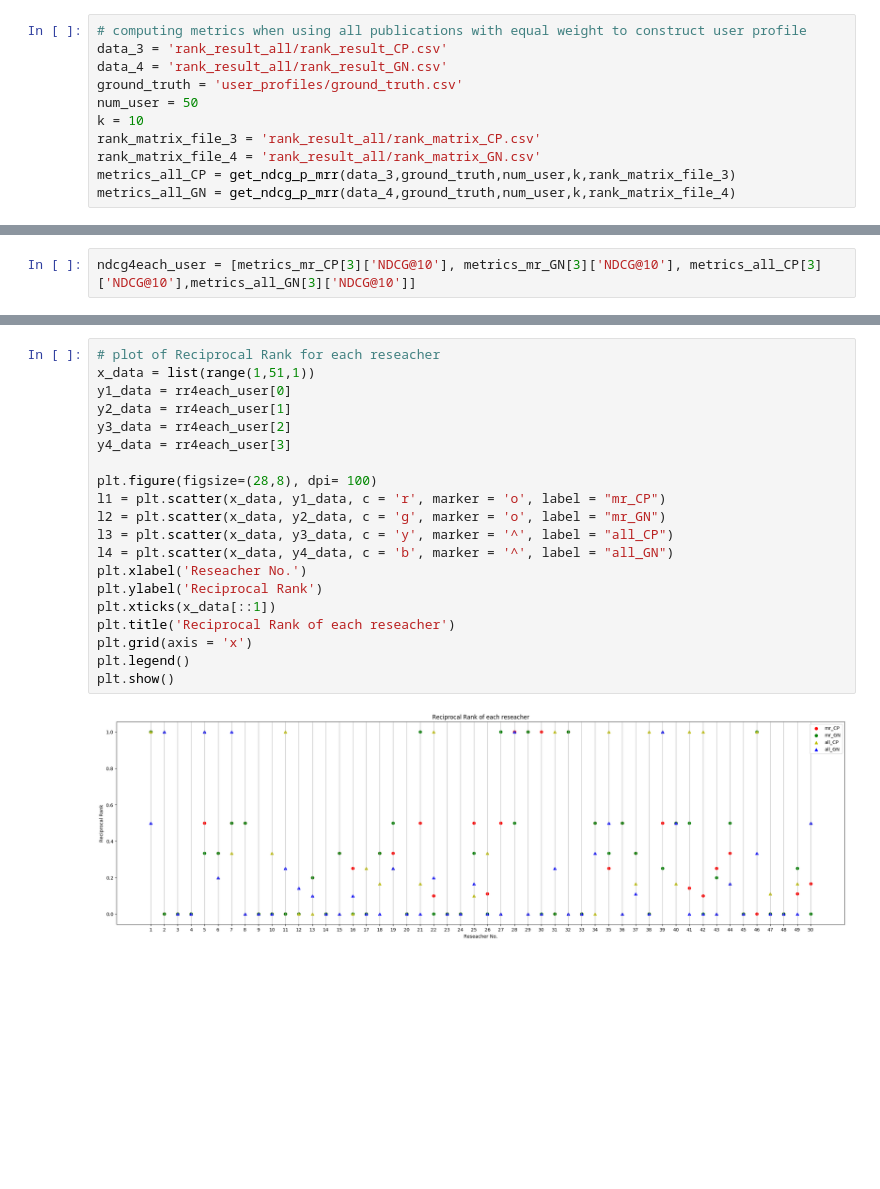
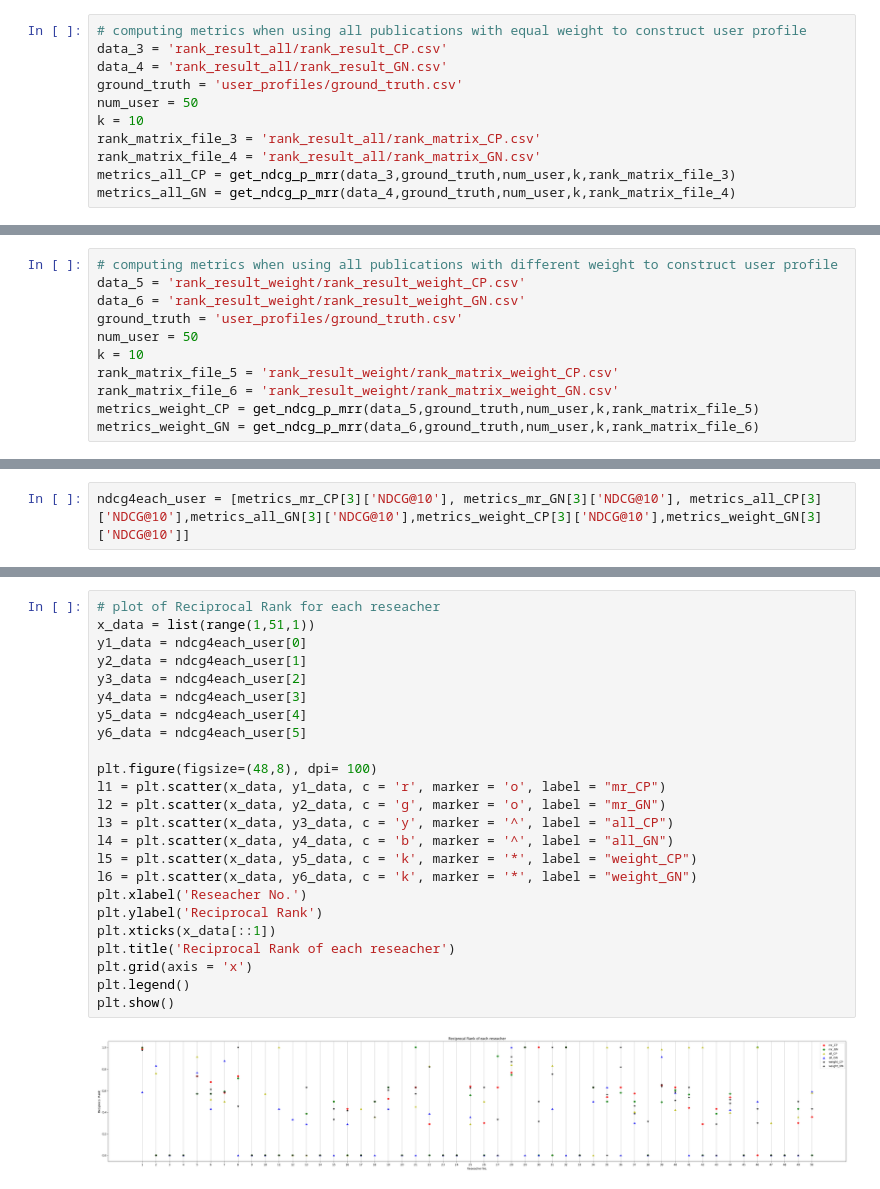
Before and after one commit to XueliPan/scholarly_paper_recommendatation, a Jupyter notebook: evaluation.ipynb, the cells around one changed output, grey strips where cells are left out. Saved outputs shown, nothing was run; the diff lists cells and outputs as text; blank space fills up the shorter version.

```diff
--- a/evaluation.ipynb
+++ b/evaluation.ipynb
@@ -259,0 +262,11 @@ metrics_all_GN[0:3]
+# %%
+# computing metrics when using all publications with different weight to construct user profile
+data_5 = 'rank_result_weight/rank_result_weight_CP.csv'
+data_6 = 'rank_result_weight/rank_result_weight_GN.csv'
+ground_truth = 'user_profiles/ground_truth.csv'
+num_user = 50
+k = 10
+rank_matrix_file_5 = 'rank_result_weight/rank_matrix_weight_CP.csv'
+rank_matrix_file_6 = 'rank_result_weight/rank_matrix_weight_GN.csv'
+metrics_weight_CP = get_ndcg_p_mrr(data_5,ground_truth,num_user,k,rank_matrix_file_5)
+metrics_weight_GN = get_ndcg_p_mrr(data_6,ground_truth,num_user,k,rank_matrix_file_6)
@@ -260,3 +283,3 @@ metrics_all_GN[0:3]
 # %%
-ndcg4each_user = [metrics_mr_CP[3]['NDCG@10'], metrics_mr_GN[3]['NDCG@10'], metrics_all_CP[3]['NDCG@10'],metrics_all_GN[3]['NDCG@10']]
+ndcg4each_user = [metrics_mr_CP[3]['NDCG@10'], metrics_mr_GN[3]['NDCG@10'], metrics_all_CP[3]['NDCG@10'],metrics_all_GN[3]['NDCG@10'],metrics_weight_CP[3]['NDCG@10'],metrics_weight_GN[3]['NDCG@10']]
 # %%
@@ -353,22 +382,26 @@ plt.show()
 # %%
 # plot of Reciprocal Rank for each reseacher
 x_data = list(range(1,51,1))
-y1_data = rr4each_user[0]
-y2_data = rr4each_user[1]
-y3_data = rr4each_user[2]
-y4_data = rr4each_user[3]
+y1_data = ndcg4each_user[0]
+y2_data = ndcg4each_user[1]
+y3_data = ndcg4each_user[2]
+y4_data = ndcg4each_user[3]
+y5_data = ndcg4each_user[4]
+y6_data = ndcg4each_user[5]
 
-plt.figure(figsize=(28,8), dpi= 100)
+plt.figure(figsize=(48,8), dpi= 100)
 l1 = plt.scatter(x_data, y1_data, c = 'r', marker = 'o', label = "mr_CP")
 l2 = plt.scatter(x_data, y2_data, c = 'g', marker = 'o', label = "mr_GN")
 l3 = plt.scatter(x_data, y3_data, c = 'y', marker = '^', label = "all_CP")
 l4 = plt.scatter(x_data, y4_data, c = 'b', marker = '^', label = "all_GN")
+l5 = plt.scatter(x_data, y5_data, c = 'k', marker = '*', label = "weight_CP")
+l6 = plt.scatter(x_data, y6_data, c = 'k', marker = '*', label = "weight_GN")
 plt.xlabel('Reseacher No.')
 plt.ylabel('Reciprocal Rank')
 plt.xticks(x_data[::1])
 plt.title('Reciprocal Rank of each reseacher')
 plt.grid(axis = 'x')
 plt.legend()
 plt.show()
 # %% [output]
-[figure, old version]
+[figure, new version]
```
Also changed, not shown: parts of 13 cells of this notebook, 3 other files.
